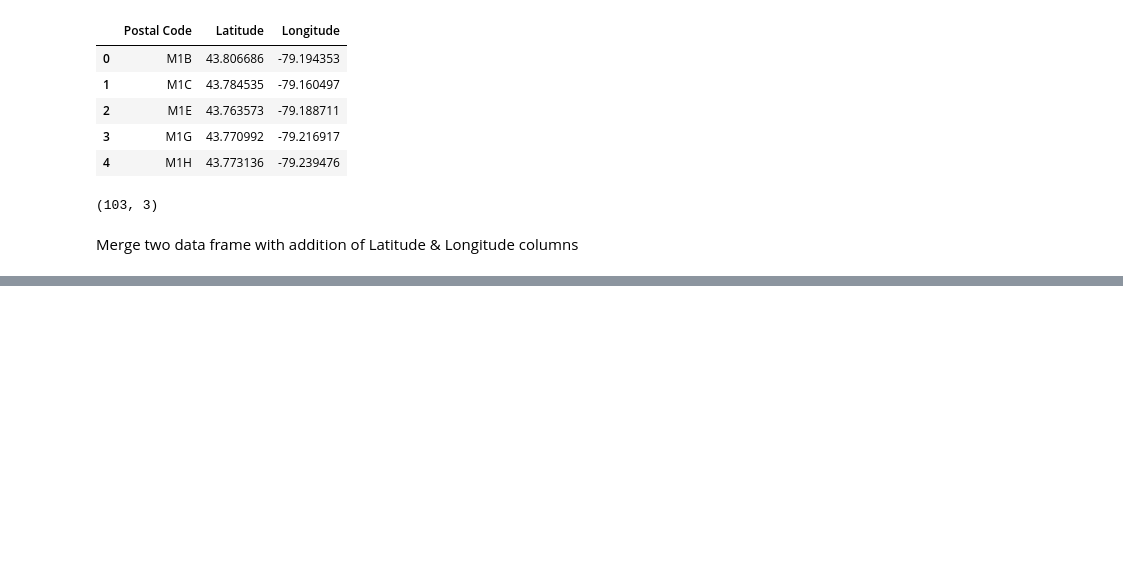
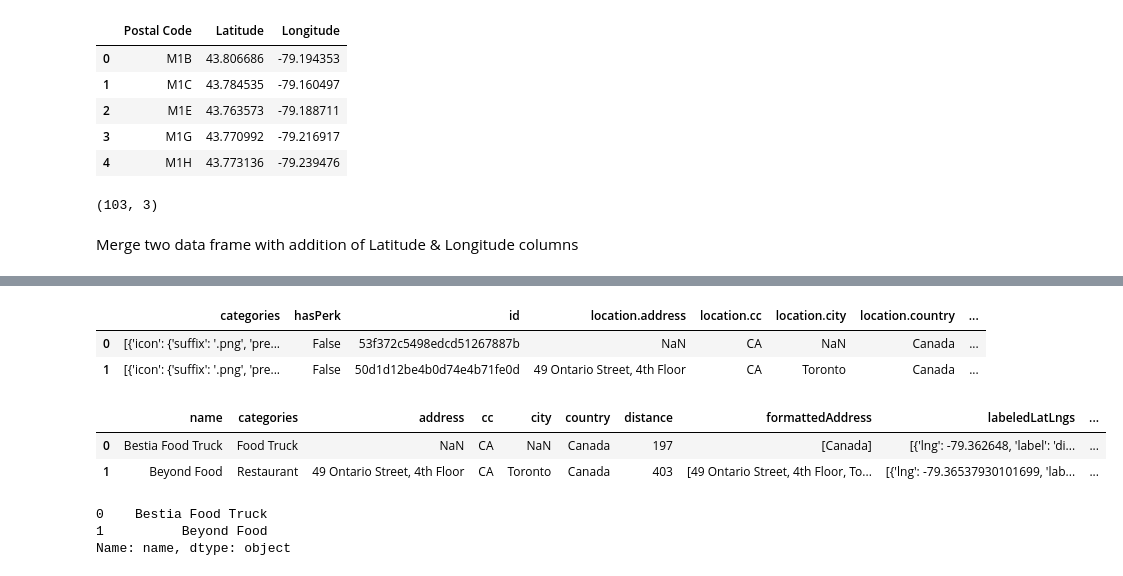
Before and after one commit to rshiv9499/Coursera_Capstone., a Jupyter notebook: Cluster the neighborhoods in Toronto - Assignment.ipynb, the cells around one changed output, grey strips where cells are left out. Saved outputs shown, nothing was run; the diff lists cells and outputs as text; code cells hidden in the pictures; blank space fills up the shorter version.

```diff
--- a/Cluster the neighborhoods in Toronto - Assignment.ipynb
+++ b/Cluster the neighborhoods in Toronto - Assignment.ipynb
@@ -117,0 +248,6 @@ df
+# %%
+search_query = 'food'
+radius = 500
+VERSION = '20180604'
+LIMIT = 30
+print(search_query + ' .... OK!')
@@ -117,0 +258,3 @@ df
+# %%
+url = 'https://api.foursquare.com/v2/venues/search?client_id={}&client_secret={}&ll={},{}&v={}&query={}&radius={}&limit={}'.format(CLIENT_ID, CLIENT_SECRET, latitude, longitude, VERSION, search_query, radius, LIMIT)
+url
@@ -117,0 +263,3 @@ df
+# %%
+results = requests.get(url).json()
+results
@@ -117,0 +284,45 @@ df
+# %%
+# assign relevant part of JSON to venues
+venues = results['response']['venues']
+
+# tranform venues into a dataframe
+dataframe = json_normalize(venues)
+dataframe.head(10)
+# %% [output]
+|  | categories | hasPerk | id | location.address | location.cc | location.city | location.country | ... |
+| 0 | [{'icon': {'suffix': '.png', 'pre... | False | 53f372c5498edcd51267887b | NaN | CA | NaN | Canada | ... |
+| 1 | [{'icon': {'suffix': '.png', 'pre... | False | 50d1d12be4b0d74e4b71fe0d | 49 Ontario Street, 4th Floor | CA | Toronto | Canada | ... |
+# %%
+# keep only columns that include venue name, and anything that is associated with location
+filtered_columns = ['name', 'categories'] + [col for col in dataframe.columns if col.startswith('location.')] + ['id']
+dataframe_filtered = dataframe.loc[:, filtered_columns]
+
+# function that extracts the category of the venue
+def get_category_type(row):
+    try:
+        categories_list = row['categories']
+    except:
+        categories_list = row['venue.categories']
+
+    if len(categories_list) == 0:
+        return None
+    else:
+        return categories_list[0]['name']
+
+# filter the category for each row
+dataframe_filtered['categories'] = dataframe_filtered.apply(get_category_type, axis=1)
+
+# clean column names by keeping only last term
+dataframe_filtered.columns = [column.split('.')[-1] for column in dataframe_filtered.columns]
+
+dataframe_filtered
+# %% [output]
+|  | name | categories | address | cc | city | country | distance | formattedAddress | labeledLatLngs | ... |
+| 0 | Bestia Food Truck | Food Truck | NaN | CA | NaN | Canada | 197 | [Canada] | [{'lng': -79.362648, 'label': 'di... | ... |
+| 1 | Beyond Food | Restaurant | 49 Ontario Street, 4th Floor | CA | Toronto | Canada | 403 | [49 Ontario Street, 4th Floor, To... | [{'lng': -79.36537930101699, 'lab... | ... |
+# %%
+dataframe_filtered.name
+# %% [output]
+0    Bestia Food Truck
+1          Beyond Food
+Name: name, dtype: object
```
Also changed, not shown: parts of 17 cells of this notebook.
